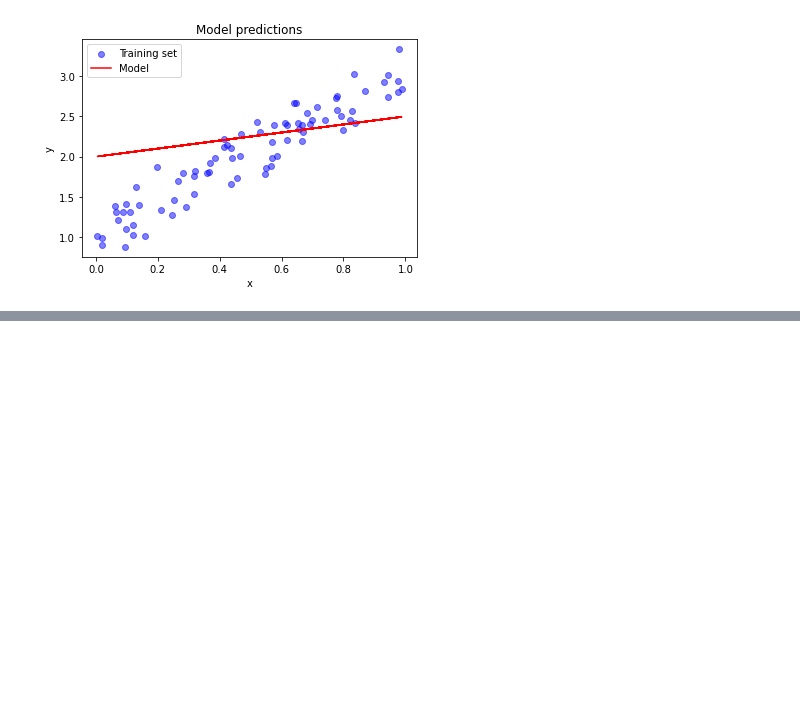
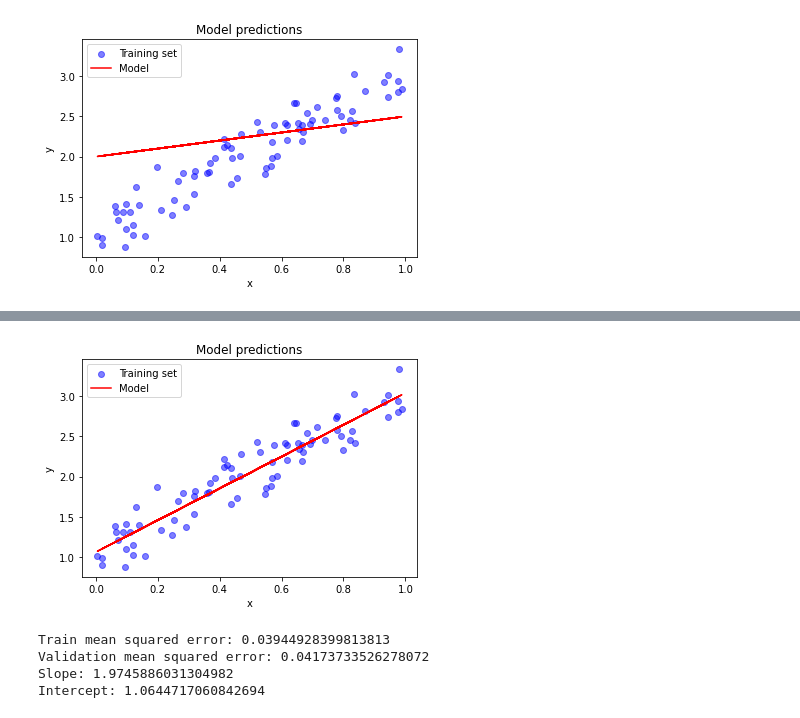
Before and after one commit to comptoolsres/brief_AI_intro, a Jupyter notebook: 01_intro.ipynb, the cells around one changed output, grey strips where cells are left out. Cells and saved outputs as stored; diff of their text form; code cells hidden in the pictures; blank space fills up the shorter version.

```diff
--- a/01_intro.ipynb
+++ b/01_intro.ipynb
@@ -178,0 +255,42 @@ Mean squared error: 0.25620701380452926
+# %%
+# Import the LinearRegression class
+from sklearn.linear_model import LinearRegression
+
+# Create a LinearRegression object
+model = LinearRegression()
+
+# Reshape the data
+X_train = np.array(X_train).reshape(-1, 1)
+X_val = np.array(X_val).reshape(-1, 1)
+
+# Train the model
+model.fit(X_train, y_train)
+
+# Make predictions
+y_pred_train = model.predict(X_train)
+y_pred_val = model.predict(X_val)
+
+# Calculate the mean squared error
+mse_train = np.mean((y_pred_train - y_train) ** 2)
+mse_val = np.mean((y_pred_val - y_val) ** 2)
+
+
+# Plot the training data and the predictions
+plt.scatter(X_train, y_train, color='blue', label='Training set', alpha=0.5)
+plt.plot(X_train, y_pred_train, color='red', label='Model')
+plt.xlabel('x')
+plt.ylabel('y')
+plt.legend()
+plt.title('Model predictions')
+plt.show()
+
+print('Train mean squared error:', mse_train)
+print('Validation mean squared error:', mse_val)
+print('Slope:', model.coef_[0])
+print('Intercept:', model.intercept_)
+# %% [output]
+[figure, added]
+Train mean squared error: 0.03944928399813813
+Validation mean squared error: 0.04173733526278072
+Slope: 1.9745886031304982
+Intercept: 1.0644717060842694
```
Also changed, not shown: parts of 22 cells of this notebook, 1 other file.
